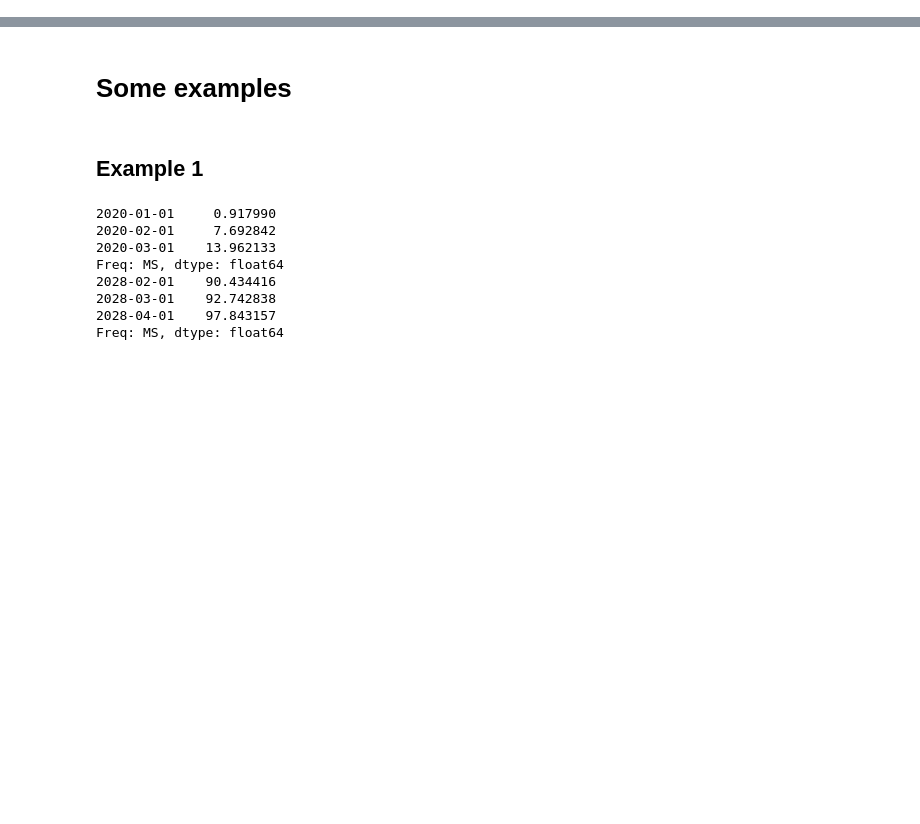
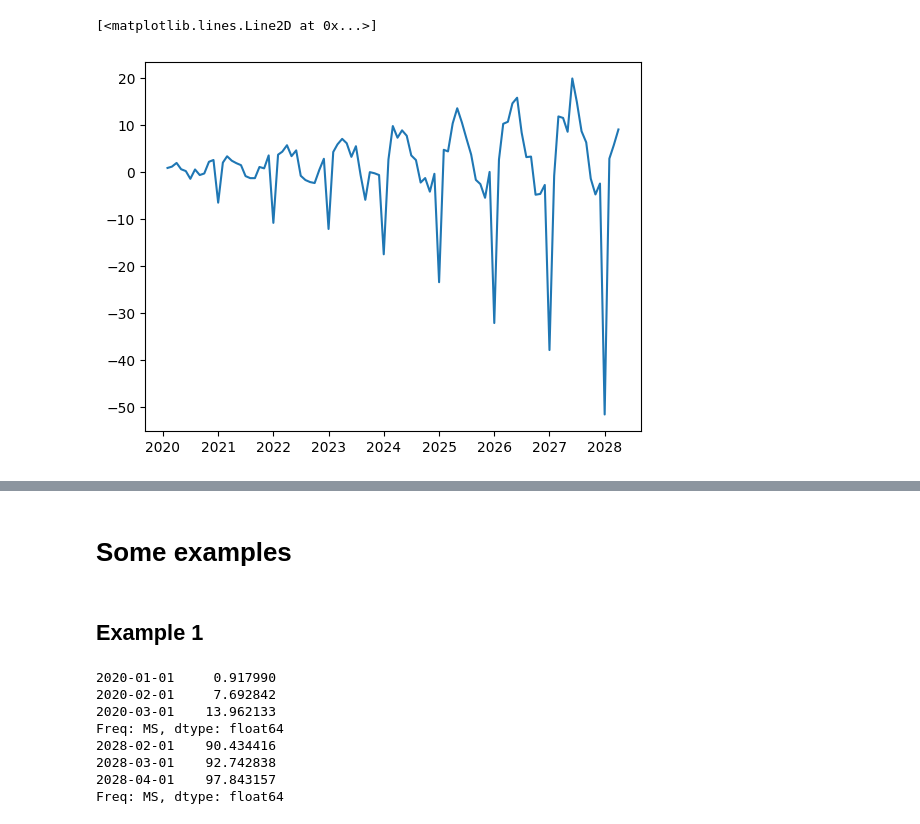
Before and after one commit to EvgeniiZorin/Handbook_Data-Science, a Jupyter notebook: _0_time_series.ipynb, the cells around one changed output, grey strips where cells are left out. Cells and saved outputs as stored; diff of their text form; code cells hidden in the pictures; blank space fills up the shorter version.

```diff
--- a/_0_time_series.ipynb
+++ b/_0_time_series.ipynb
@@ -52,0 +168,6 @@ Test whether a time series is seasonal or not.
+# %%
+time_series1 = time_series.diff()
+plt.plot(time_series1)
+# %% [output]
+[<matplotlib.lines.Line2D at 0x...>]
+[figure, added]
```
Also changed, not shown: parts of 36 cells of this notebook, 2 other files.
